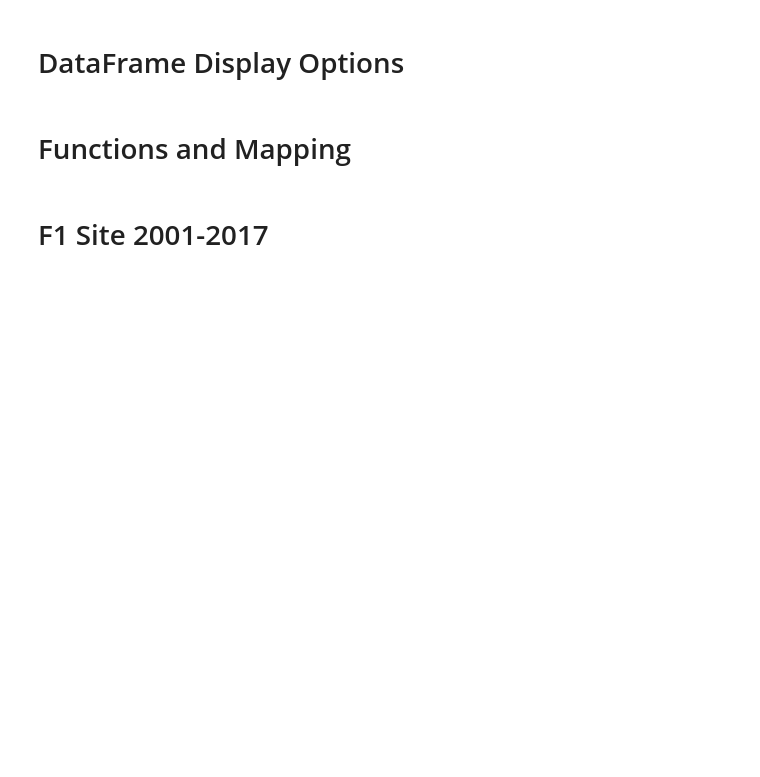
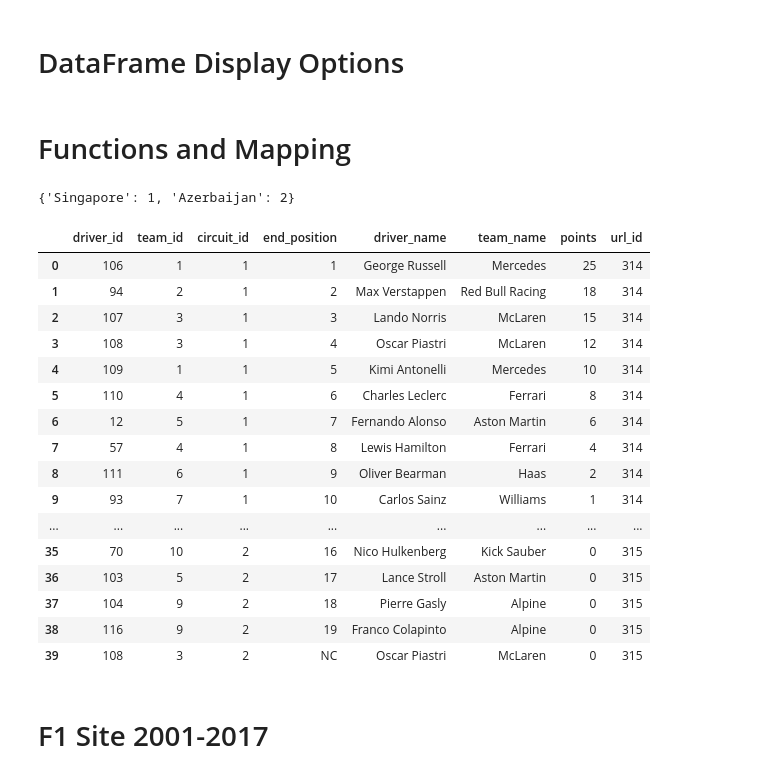
Before and after one commit to JackRWilson/Formula-1-Predictions-Project, a Jupyter notebook: notebooks/data_scraping.ipynb, the cells around one changed output. Drawn from its saved outputs; the diff is of its cells as text; code cells hidden in the pictures; blank space fills up the shorter version.

```diff
--- a/notebooks/data_scraping.ipynb
+++ b/notebooks/data_scraping.ipynb
@@ -518,7 +518,7 @@ def init_col_map(col_map: dict):
     """
     return {col: {'index': index, 'values': []} for col, index in col_map.items()}
 # %%
-def scrape_url(urls: list, total_col: int, col_idx_map: dict, id_cols: list, data_folder: str = '../data/raw', id_mask: dict = None) -> pd.DataFrame:
+def scrape_url(urls: list, total_col: int, col_idx_map: dict, id_cols: list, page_lvl_cols: list = None, data_folder: str = '../data/raw', id_mask: dict = None) -> pd.DataFrame:
     """
     Scrapes a table from a website and returns a dataframe of scraped values
 
@@ -610,7 +610,12 @@ def scrape_url(urls: list, total_col: int, col_idx_map: dict, id_cols: list, dat
                                     id_map = load_id_map(f'{col_name}_map.pkl')
 
                                 # Get the value from the table cell using the index from col_map
-                                scraped_value = cells[col_info['index']].text.strip()
+                                if isinstance(col_info['index'], int):
+                                    scraped_value = cells[col_info['index']].text.strip()
+                                elif page_lvl_cols and col_name in page_lvl_cols:
+                                    scraped_value = col_info['index'](browser)
+                                else:
+                                    raise ValueError(f"Unsupported index type for {col_name}: {type(col_info['index'])}")
 
                                 # Apply ID mask if provided
                                 if id_mask and col_name in id_mask:
@@ -669,9 +674,42 @@ def scrape_url(urls: list, total_col: int, col_idx_map: dict, id_cols: list, dat
 # %%
 urls = ['https://www.formula1.com/en/results/2025/races/1270/singapore/race-result', 'https://www.formula1.com/en/results/2025/races/1269/azerbaijan/race-result']
 total_cols = 7
-col_map = {'driver_id': 2, 'team_id': 3, 'end_position': 0, 'driver_name': 2, 'team_name': 3, 'points': 6}
-id_cols = ['driver_id', 'team_id']
-#df = scrape_url(urls, total_cols, col_map, id_cols, id_mask = constructor_mapping)
+col_map = {
+    'driver_id': 2,
+    'team_id': 3,
+    'circuit_id': lambda browser: browser.find_element(By.ID, "content-dropdown").text,
+    'end_position': 0,
+    'driver_name': 2,
+    'team_name': 3,
+    'points': 6}
+id_cols = ['driver_id', 'team_id', 'circuit_id']
+page_lvl_cols = ['circuit_id']
+df = scrape_url(urls, total_cols, col_map, id_cols, page_lvl_cols=page_lvl_cols, id_mask=constructor_mapping)
+# %%
+x = load_id_map('../data/raw/circuit_id_map.pkl')
+x
+# %% [output]
+{'Singapore': 1, 'Azerbaijan': 2}
+# %%
+df
+# %% [output]
+|  | driver_id | team_id | circuit_id | end_position | driver_name | team_name | points | url_id |
+| 0 | 106 | 1 | 1 | 1 | George Russell | Mercedes | 25 | 314 |
+| 1 | 94 | 2 | 1 | 2 | Max Verstappen | Red Bull Racing | 18 | 314 |
+| 2 | 107 | 3 | 1 | 3 | Lando Norris | McLaren | 15 | 314 |
+| 3 | 108 | 3 | 1 | 4 | Oscar Piastri | McLaren | 12 | 314 |
+| 4 | 109 | 1 | 1 | 5 | Kimi Antonelli | Mercedes | 10 | 314 |
+| 5 | 110 | 4 | 1 | 6 | Charles Leclerc | Ferrari | 8 | 314 |
+| 6 | 12 | 5 | 1 | 7 | Fernando Alonso | Aston Martin | 6 | 314 |
+| 7 | 57 | 4 | 1 | 8 | Lewis Hamilton | Ferrari | 4 | 314 |
+| 8 | 111 | 6 | 1 | 9 | Oliver Bearman | Haas | 2 | 314 |
+| 9 | 93 | 7 | 1 | 10 | Carlos Sainz | Williams | 1 | 314 |
+| ... | ... | ... | ... | ... | ... | ... | ... | ... |
+| 35 | 70 | 10 | 2 | 16 | Nico Hulkenberg | Kick Sauber | 0 | 315 |
+| 36 | 103 | 5 | 2 | 17 | Lance Stroll | Aston Martin | 0 | 315 |
+| 37 | 104 | 9 | 2 | 18 | Pierre Gasly | Alpine | 0 | 315 |
+| 38 | 116 | 9 | 2 | 19 | Franco Colapinto | Alpine | 0 | 315 |
+| 39 | 108 | 3 | 2 | NC | Oscar Piastri | McLaren | 0 | 315 |
 # %% [markdown]
 # F1 Site 2001-2017
 # %% [markdown]
```
Also changed, not shown: parts of 2 cells of this notebook.
